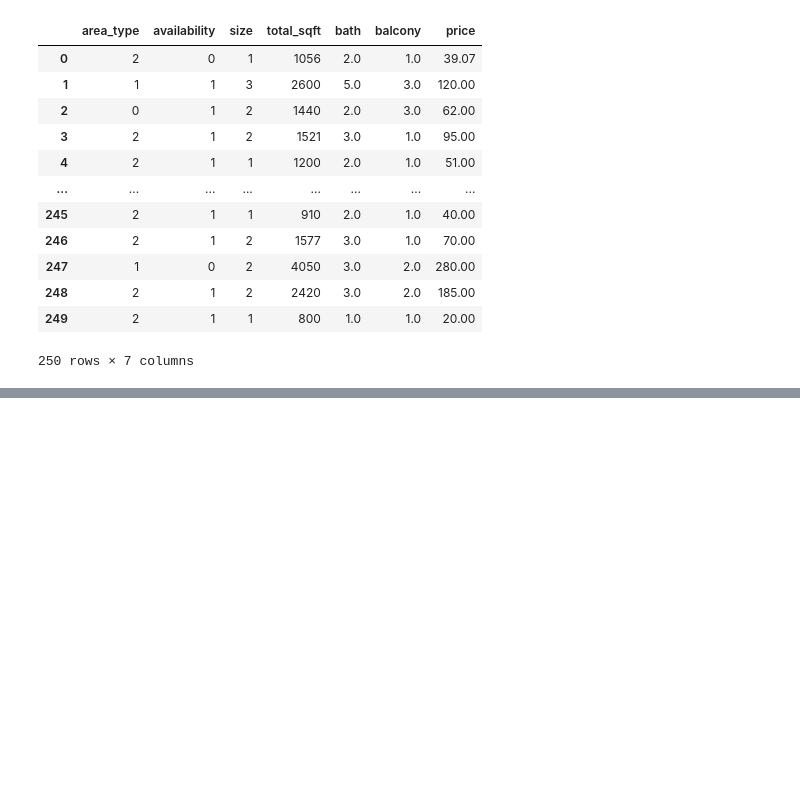
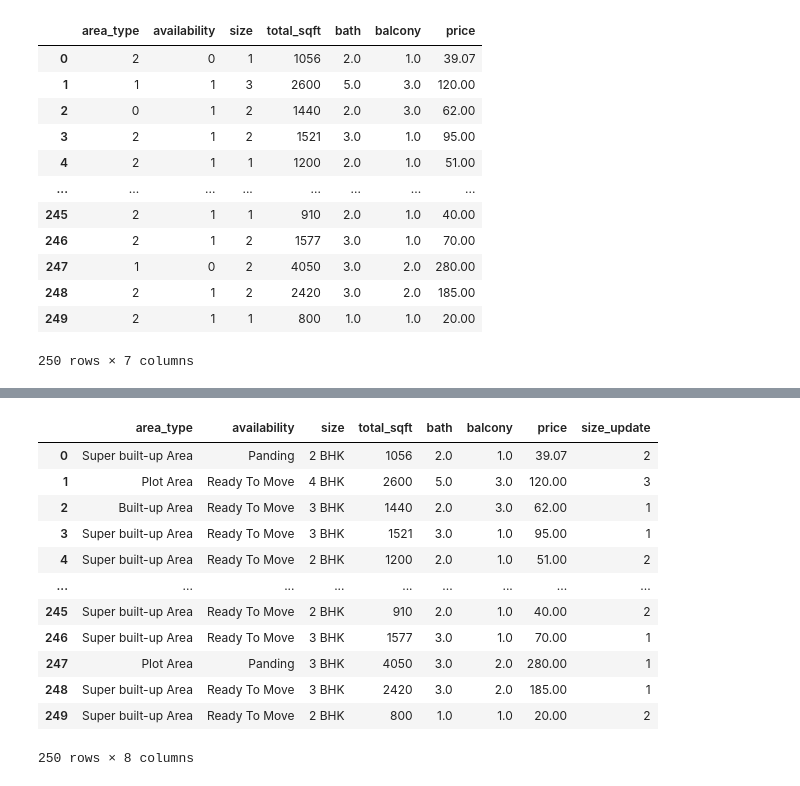
Before and after one commit to ankushgupta05/ML-BY-SISTec-4th-sem, a Jupyter notebook: ML/Encodding/Handle categorical features.ipynb, the cells around one changed output, grey strips where cells are left out. Cells and saved outputs as stored; diff of their text form; code cells hidden in the pictures; blank space fills up the shorter version.

```diff
--- a/ML/Encodding/Handle categorical features.ipynb
+++ b/ML/Encodding/Handle categorical features.ipynb
@@ -514,0 +517,3 @@ df
+# %%
+df = pd.read_csv("sample data\\name.csv")
+df
@@ -514,0 +546,3 @@ df
+# %%
+x = {'3 BHK':1,'2 BHK':2,'4 BHK':3,'1 BHK':4,'6 BHK':5,'8 BHK':6,'7 BHK':7,'5 BHK':8}
+x
@@ -514,0 +558,17 @@ df
+# %%
+df['size_update'] = df['size'].map(x)
+df
+# %% [output]
+|  | area_type | availability | size | total_sqft | bath | balcony | price | size_update |
+| 0 | Super built-up Area | Panding | 2 BHK | 1056 | 2.0 | 1.0 | 39.07 | 2 |
+| 1 | Plot Area | Ready To Move | 4 BHK | 2600 | 5.0 | 3.0 | 120.00 | 3 |
+| 2 | Built-up Area | Ready To Move | 3 BHK | 1440 | 2.0 | 3.0 | 62.00 | 1 |
+| 3 | Super built-up Area | Ready To Move | 3 BHK | 1521 | 3.0 | 1.0 | 95.00 | 1 |
+| 4 | Super built-up Area | Ready To Move | 2 BHK | 1200 | 2.0 | 1.0 | 51.00 | 2 |
+| ... | ... | ... | ... | ... | ... | ... | ... | ... |
+| 245 | Super built-up Area | Ready To Move | 2 BHK | 910 | 2.0 | 1.0 | 40.00 | 2 |
+| 246 | Super built-up Area | Ready To Move | 3 BHK | 1577 | 3.0 | 1.0 | 70.00 | 1 |
+| 247 | Plot Area | Panding | 3 BHK | 4050 | 3.0 | 2.0 | 280.00 | 1 |
+| 248 | Super built-up Area | Ready To Move | 3 BHK | 2420 | 3.0 | 2.0 | 185.00 | 1 |
+| 249 | Super built-up Area | Ready To Move | 2 BHK | 800 | 1.0 | 1.0 | 20.00 | 2 |
+250 rows × 8 columns
```
Also changed, not shown: parts of 5 cells of this notebook.
